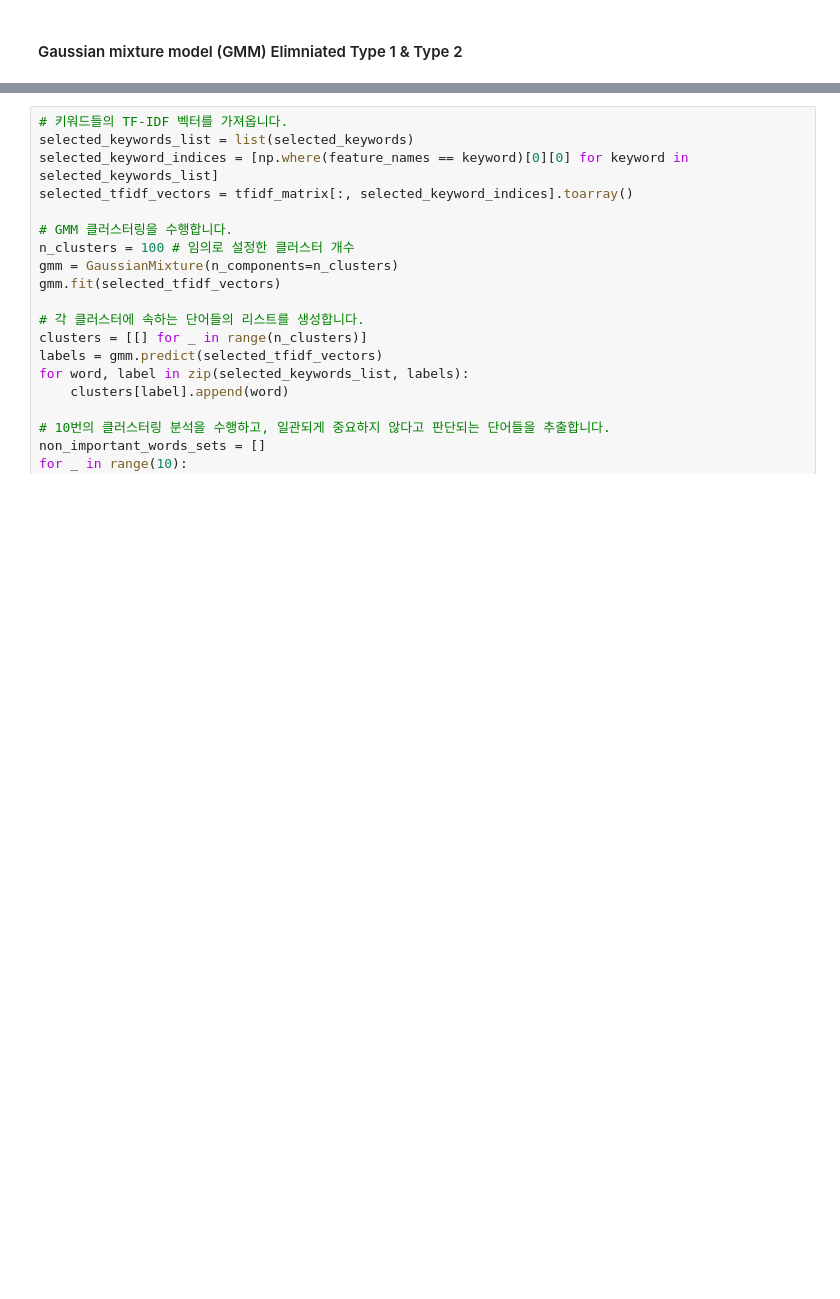
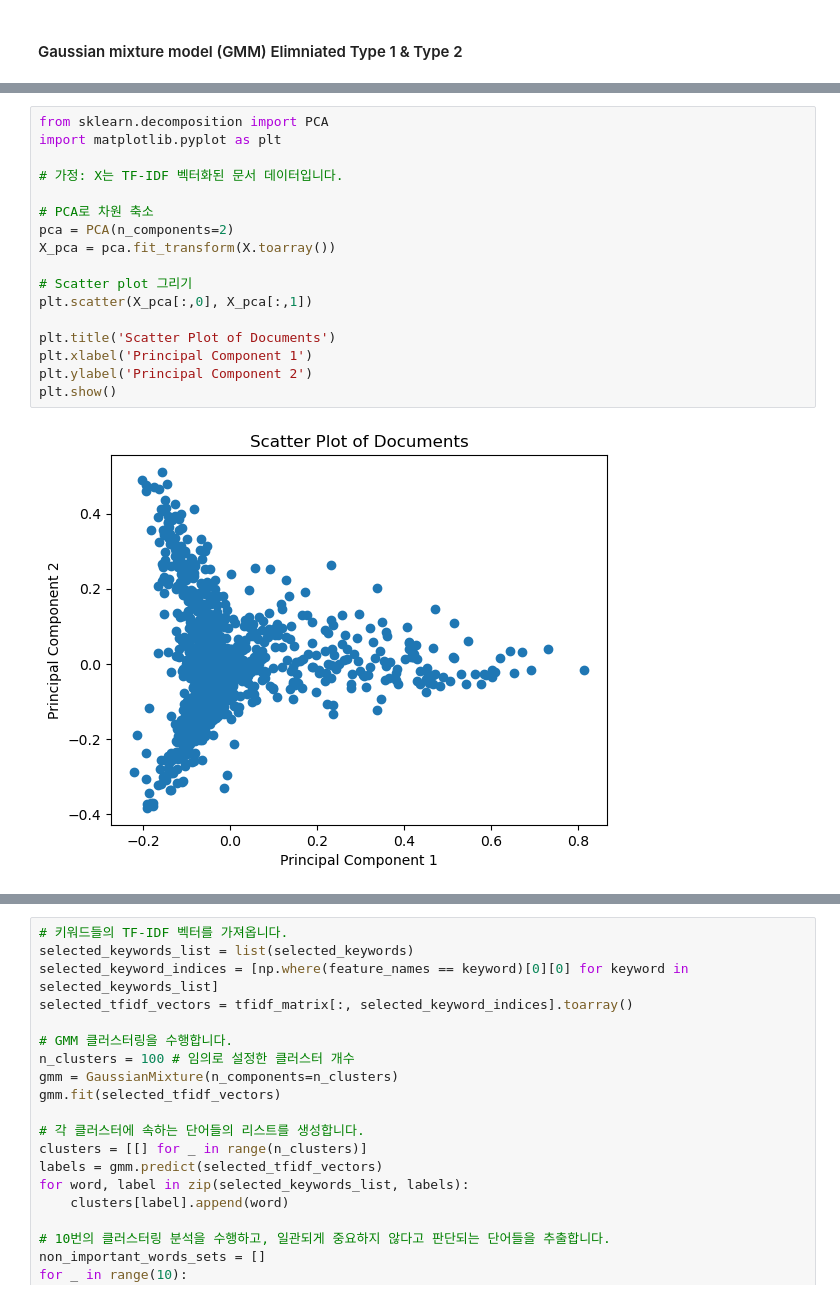
Before and after one commit to Geunhyeong-Han/shs-literature-text-mining, a Jupyter notebook: main.ipynb, the cells around one changed output, grey strips where cells are left out. Saved outputs shown, nothing was run; the diff lists cells and outputs as text; blank space fills up the shorter version.

```diff
--- a/main.ipynb
+++ b/main.ipynb
@@ -190,0 +262,19 @@ document_term_matrix
+# %%
+from sklearn.decomposition import PCA
+import matplotlib.pyplot as plt
+
+# 가정: X는 TF-IDF 벡터화된 문서 데이터입니다.
+
+# PCA로 차원 축소
+pca = PCA(n_components=2)
+X_pca = pca.fit_transform(X.toarray())
+
+# Scatter plot 그리기
+plt.scatter(X_pca[:,0], X_pca[:,1])
+
+plt.title('Scatter Plot of Documents')
+plt.xlabel('Principal Component 1')
+plt.ylabel('Principal Component 2')
+plt.show()
+# %% [output]
+[figure, added]
```
Also changed, not shown: parts of 20 cells of this notebook.
